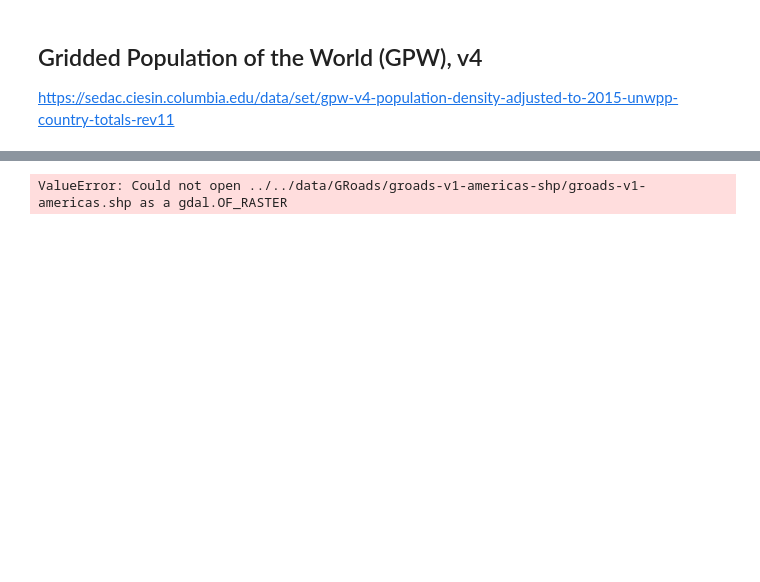
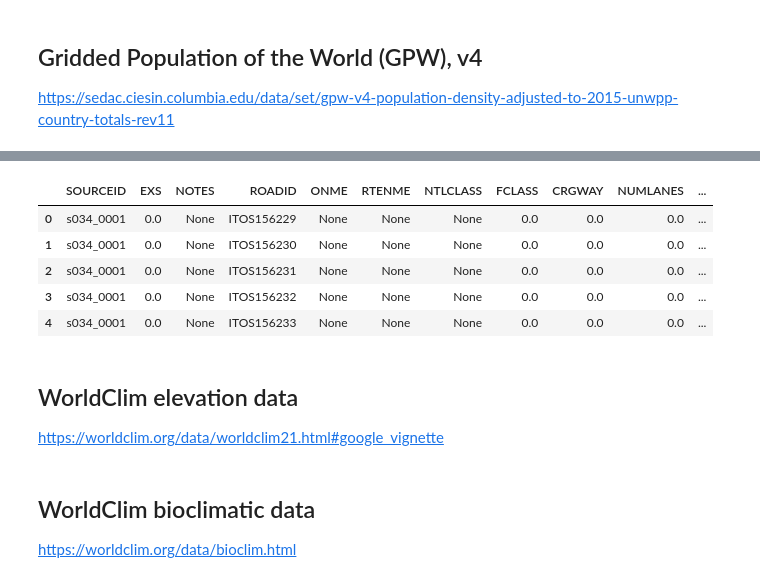
Before and after one commit to j-nystrom/biodiversity-impacts, a Jupyter notebook: notebooks/geodata_processing.ipynb, the cells around one changed output, grey strips where cells are left out. Cells and saved outputs as stored; diff of their text form; code cells hidden in the pictures; blank space fills up the shorter version.

```diff
--- a/notebooks/geodata_processing.ipynb
+++ b/notebooks/geodata_processing.ipynb
@@ -3,0 +24,9 @@ import geopandas as geopd
+# %%
+# Load black for formatting
+import jupyter_black
+
+jupyter_black.load()
+
+# Adjust display settings for pandas
+pd.set_option("display.max_rows", 100)
+pd.set_option("display.max_columns", 100)
@@ -34,6 +414,25 @@ https://sedac.ciesin.columbia.edu/data/set/groads-global-roads-open-access-v1
 # %%
-groads_americas_path = "../../data/GRoads/groads-v1-americas-shp/groads-v1-americas.shp"
+roads_americas = "../../data/gROADS/groads-v1-americas-shp/groads-v1-americas.shp"
+# groads_africa =
+# groads_asia =
+# groads_europe =
+# groads_oceania_east =
+# groads_oceania_west =
 # %%
-pgp.get_raster_info(groads_americas_path)
+gdf_roads = gpd.read_file(roads_americas)
+gdf_roads.head()
 # %% [output]
-ValueError: Could not open ../../data/GRoads/groads-v1-americas-shp/groads-v1-americas.shp as a gdal.OF_RASTER
+|  | SOURCEID | EXS | NOTES | ROADID | ONME | RTENME | NTLCLASS | FCLASS | CRGWAY | NUMLANES | ... |
+| 0 | s034_0001 | 0.0 | None | ITOS156229 | None | None | None | 0.0 | 0.0 | 0.0 | ... |
+| 1 | s034_0001 | 0.0 | None | ITOS156230 | None | None | None | 0.0 | 0.0 | 0.0 | ... |
+| 2 | s034_0001 | 0.0 | None | ITOS156231 | None | None | None | 0.0 | 0.0 | 0.0 | ... |
+| 3 | s034_0001 | 0.0 | None | ITOS156232 | None | None | None | 0.0 | 0.0 | 0.0 | ... |
+| 4 | s034_0001 | 0.0 | None | ITOS156233 | None | None | None | 0.0 | 0.0 | 0.0 | ... |
+# %% [markdown]
+## WorldClim elevation data
+
+https://worldclim.org/data/worldclim21.html#google_vignette
+# %% [markdown]
+## WorldClim bioclimatic data
+
+https://worldclim.org/data/bioclim.html
```
Also changed, not shown: parts of 31 cells of this notebook.
